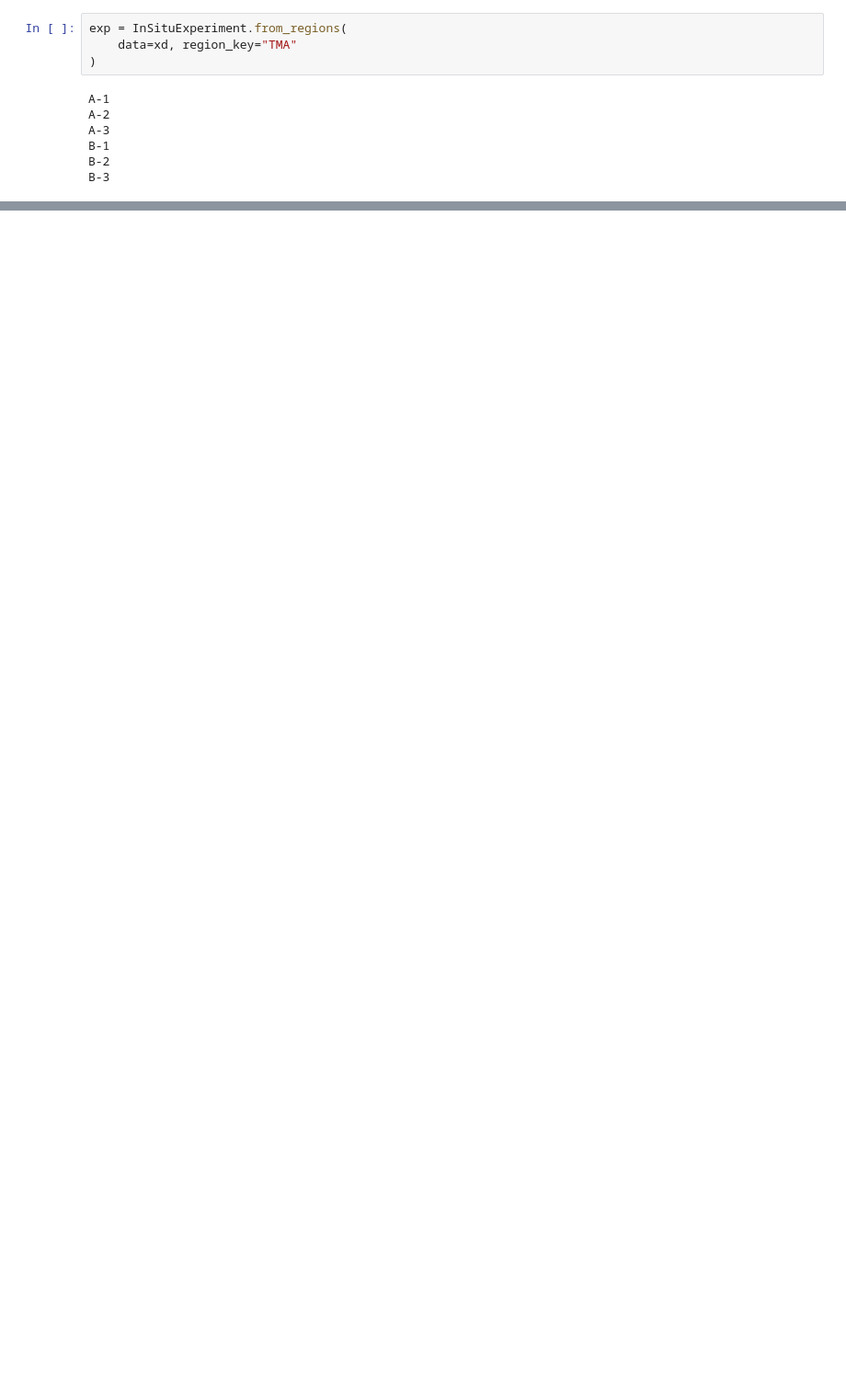
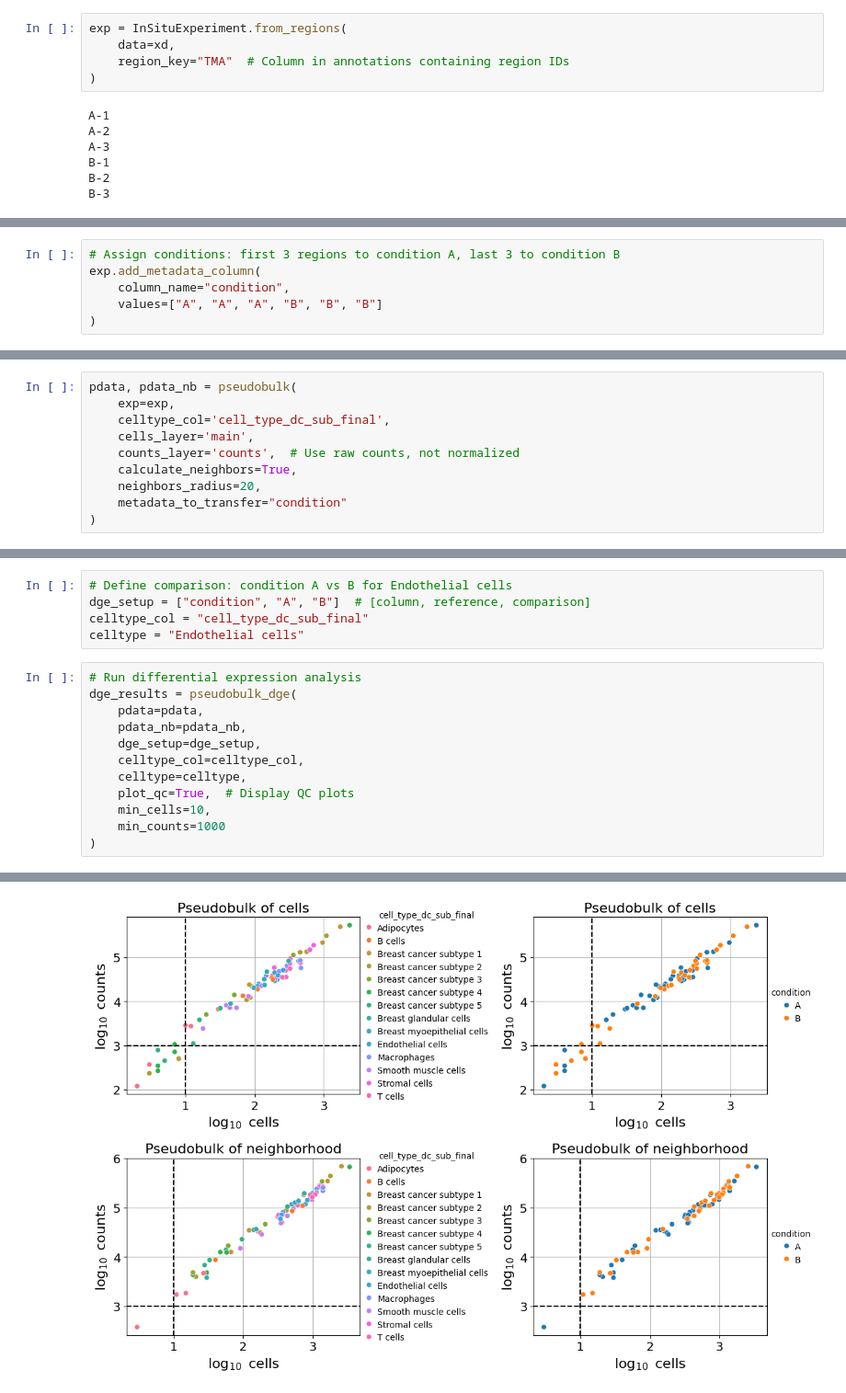
Before and after one commit to SpatialPathology/InSituPy, a Jupyter notebook: docs/source/tutorials/03_multisample_analysis/InSituPy_Pseudobulk.ipynb, the cells around one changed output, grey strips where cells are left out. Shown at 92% size. Drawn from its saved outputs; the diff is of its cells as text; blank space fills up the shorter version.

Commit message:
Re-implement DGE analysis for pseudobulk. Closes #371

```diff
--- a/docs/source/tutorials/03_multisample_analysis/InSituPy_Pseudobulk.ipynb
+++ b/docs/source/tutorials/03_multisample_analysis/InSituPy_Pseudobulk.ipynb
@@ -42,6 +55,7 @@ Path:           C:\Users\ge37voy\.cache\InSituPy\out\demo_insitupy_project
 # %%
 exp = InSituExperiment.from_regions(
-    data=xd, region_key="TMA"
+    data=xd,
+    region_key="TMA"  # Column in annotations containing region IDs
 )
 # %% [output]
 A-1
@@ -113,0 +84,6 @@ To continue with the analysis one requires more conditions than available in thi
+# %%
+# Assign conditions: first 3 regions to condition A, last 3 to condition B
+exp.add_metadata_column(
+    column_name="condition",
+    values=["A", "A", "A", "B", "B", "B"]
+)
@@ -113,0 +158,10 @@ To continue with the analysis one requires more conditions than available in thi
+# %%
+pdata, pdata_nb = pseudobulk(
+    exp=exp,
+    celltype_col='cell_type_dc_sub_final',
+    cells_layer='main',
+    counts_layer='counts',  # Use raw counts, not normalized
+    calculate_neighbors=True,
+    neighbors_radius=20,
+    metadata_to_transfer="condition"
+)
@@ -113,0 +204,18 @@ To continue with the analysis one requires more conditions than available in thi
+# %%
+# Define comparison: condition A vs B for Endothelial cells
+dge_setup = ["condition", "A", "B"]  # [column, reference, comparison]
+celltype_col = "cell_type_dc_sub_final"
+celltype = "Endothelial cells"
+# %%
+# Run differential expression analysis
+dge_results = pseudobulk_dge(
+    pdata=pdata,
+    pdata_nb=pdata_nb,
+    dge_setup=dge_setup,
+    celltype_col=celltype_col,
+    celltype=celltype,
+    plot_qc=True,  # Display QC plots
+    min_cells=10,
+    min_counts=1000
+)
+# %% [output]
@@ -113,0 +223 @@ To continue with the analysis one requires more conditions than available in thi
+[figure, added]
```
Also changed, not shown: parts of 46 cells of this notebook, 6 other files.
